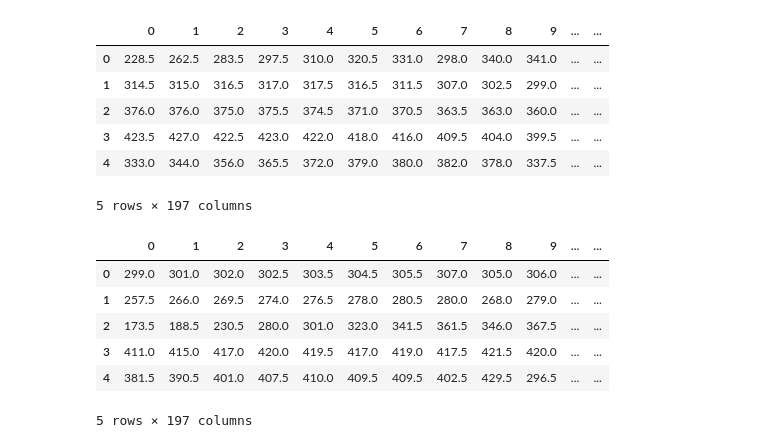
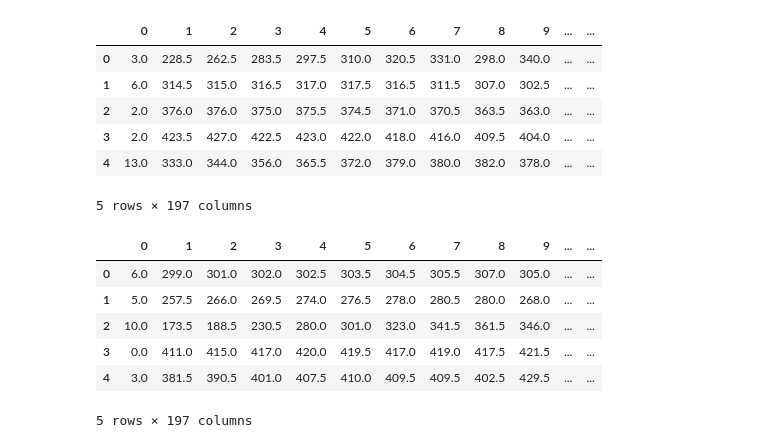
Before and after one commit to Andres20-Utec/Proyecto-2-AI, a Jupyter notebook: preprocesamiento.ipynb, the cells around one changed output. Saved outputs shown, nothing was run; the diff lists cells and outputs as text; code cells hidden in the pictures.

```diff
--- a/preprocesamiento.ipynb
+++ b/preprocesamiento.ipynb
@@ -20,6 +20,14 @@ X_train = np.array(df_train.iloc[:, 1:])
 # TEST
 y_test = np.array(df_test.iloc[:, 0])
 X_test = np.array(df_test.iloc[:, 1:])
+# %%
+def Haar(imagen, cortes):
+  for i in range(cortes):
+    imagen, (LH, HL, HH) = pywt.dwt2(imagen, 'haar')
+  return imagen
+
+def vectorizar(matrix):
+  return matrix.flatten()
 # %%
 def resizeFoto(matrix):
     List = []
@@ -32,27 +40,27 @@ def resizeFoto(matrix):
 # %%
 X = resizeFoto(X_train)
 # %%
-train = pd.DataFrame(np.concatenate((X, y_train.reshape(-1, 1)), axis= 1))
+train = pd.DataFrame(np.concatenate((y_train.reshape(-1, 1), X), axis= 1))
 train.to_csv("train_14_by_14.csv", index=False)
 train.head()
 # %% [output]
 |  | 0 | 1 | 2 | 3 | 4 | 5 | 6 | 7 | 8 | 9 | ... | ... |
-| 0 | 228.5 | 262.5 | 283.5 | 297.5 | 310.0 | 320.5 | 331.0 | 298.0 | 340.0 | 341.0 | ... | ... |
-| 1 | 314.5 | 315.0 | 316.5 | 317.0 | 317.5 | 316.5 | 311.5 | 307.0 | 302.5 | 299.0 | ... | ... |
-| 2 | 376.0 | 376.0 | 375.0 | 375.5 | 374.5 | 371.0 | 370.5 | 363.5 | 363.0 | 360.0 | ... | ... |
-| 3 | 423.5 | 427.0 | 422.5 | 423.0 | 422.0 | 418.0 | 416.0 | 409.5 | 404.0 | 399.5 | ... | ... |
-| 4 | 333.0 | 344.0 | 356.0 | 365.5 | 372.0 | 379.0 | 380.0 | 382.0 | 378.0 | 337.5 | ... | ... |
+| 0 | 3.0 | 228.5 | 262.5 | 283.5 | 297.5 | 310.0 | 320.5 | 331.0 | 298.0 | 340.0 | ... | ... |
+| 1 | 6.0 | 314.5 | 315.0 | 316.5 | 317.0 | 317.5 | 316.5 | 311.5 | 307.0 | 302.5 | ... | ... |
+| 2 | 2.0 | 376.0 | 376.0 | 375.0 | 375.5 | 374.5 | 371.0 | 370.5 | 363.5 | 363.0 | ... | ... |
+| 3 | 2.0 | 423.5 | 427.0 | 422.5 | 423.0 | 422.0 | 418.0 | 416.0 | 409.5 | 404.0 | ... | ... |
+| 4 | 13.0 | 333.0 | 344.0 | 356.0 | 365.5 | 372.0 | 379.0 | 380.0 | 382.0 | 378.0 | ... | ... |
 5 rows × 197 columns
 # %%
 X_t = resizeFoto(X_test)
-test = pd.DataFrame(np.concatenate((X_t, y_test.reshape(-1,1)), axis = 1))
-train.to_csv("test_14_by_14.csv", index=False)
+test = pd.DataFrame(np.concatenate((y_test.reshape(-1,1),X_t), axis = 1))
+test.to_csv("test_14_by_14.csv", index=False)
 test.head()
 # %% [output]
 |  | 0 | 1 | 2 | 3 | 4 | 5 | 6 | 7 | 8 | 9 | ... | ... |
-| 0 | 299.0 | 301.0 | 302.0 | 302.5 | 303.5 | 304.5 | 305.5 | 307.0 | 305.0 | 306.0 | ... | ... |
-| 1 | 257.5 | 266.0 | 269.5 | 274.0 | 276.5 | 278.0 | 280.5 | 280.0 | 268.0 | 279.0 | ... | ... |
-| 2 | 173.5 | 188.5 | 230.5 | 280.0 | 301.0 | 323.0 | 341.5 | 361.5 | 346.0 | 367.5 | ... | ... |
-| 3 | 411.0 | 415.0 | 417.0 | 420.0 | 419.5 | 417.0 | 419.0 | 417.5 | 421.5 | 420.0 | ... | ... |
-| 4 | 381.5 | 390.5 | 401.0 | 407.5 | 410.0 | 409.5 | 409.5 | 402.5 | 429.5 | 296.5 | ... | ... |
+| 0 | 6.0 | 299.0 | 301.0 | 302.0 | 302.5 | 303.5 | 304.5 | 305.5 | 307.0 | 305.0 | ... | ... |
+| 1 | 5.0 | 257.5 | 266.0 | 269.5 | 274.0 | 276.5 | 278.0 | 280.5 | 280.0 | 268.0 | ... | ... |
+| 2 | 10.0 | 173.5 | 188.5 | 230.5 | 280.0 | 301.0 | 323.0 | 341.5 | 361.5 | 346.0 | ... | ... |
+| 3 | 0.0 | 411.0 | 415.0 | 417.0 | 420.0 | 419.5 | 417.0 | 419.0 | 417.5 | 421.5 | ... | ... |
+| 4 | 3.0 | 381.5 | 390.5 | 401.0 | 407.5 | 410.0 | 409.5 | 409.5 | 402.5 | 429.5 | ... | ... |
 5 rows × 197 columns
```
Also changed, not shown: 5 other files.
